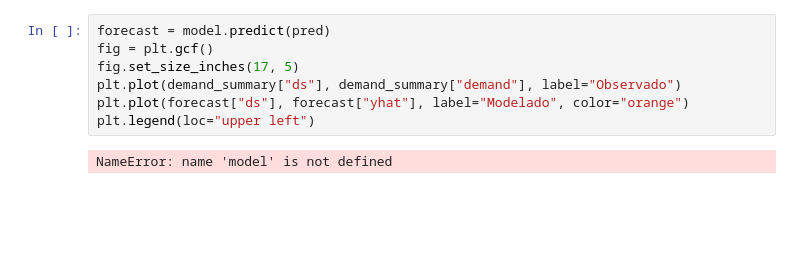
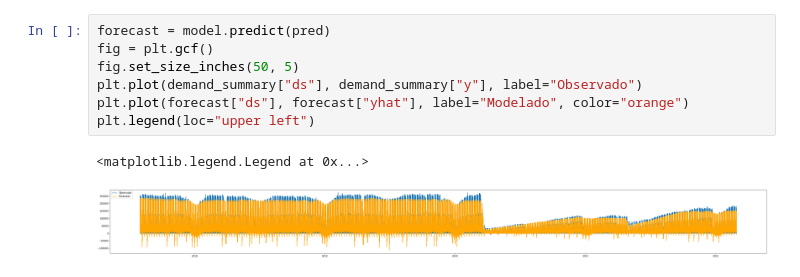
Before and after one commit to jcazuero94/transmi, a Jupyter notebook: notebooks/Exploracion/Exploracion_demanda.ipynb, the cells around one changed output. Saved outputs shown, nothing was run; the diff lists cells and outputs as text; blank space fills up the shorter version.

Commit message:
Extraction and model v1.1

```diff
--- a/notebooks/Exploracion/Exploracion_demanda.ipynb
+++ b/notebooks/Exploracion/Exploracion_demanda.ipynb
@@ -371,10 +330,11 @@ pred = demand_summary.copy()
 # %%
 forecast = model.predict(pred)
 fig = plt.gcf()
-fig.set_size_inches(17, 5)
-plt.plot(demand_summary["ds"], demand_summary["demand"], label="Observado")
+fig.set_size_inches(50, 5)
+plt.plot(demand_summary["ds"], demand_summary["y"], label="Observado")
 plt.plot(forecast["ds"], forecast["yhat"], label="Modelado", color="orange")
 plt.legend(loc="upper left")
 # %% [output]
-NameError: name 'model' is not defined
+<matplotlib.legend.Legend at 0x...>
+[figure, added]
 [interactive output not drawn]
```
Also changed, not shown: parts of 11 cells of this notebook, 6 other files.
